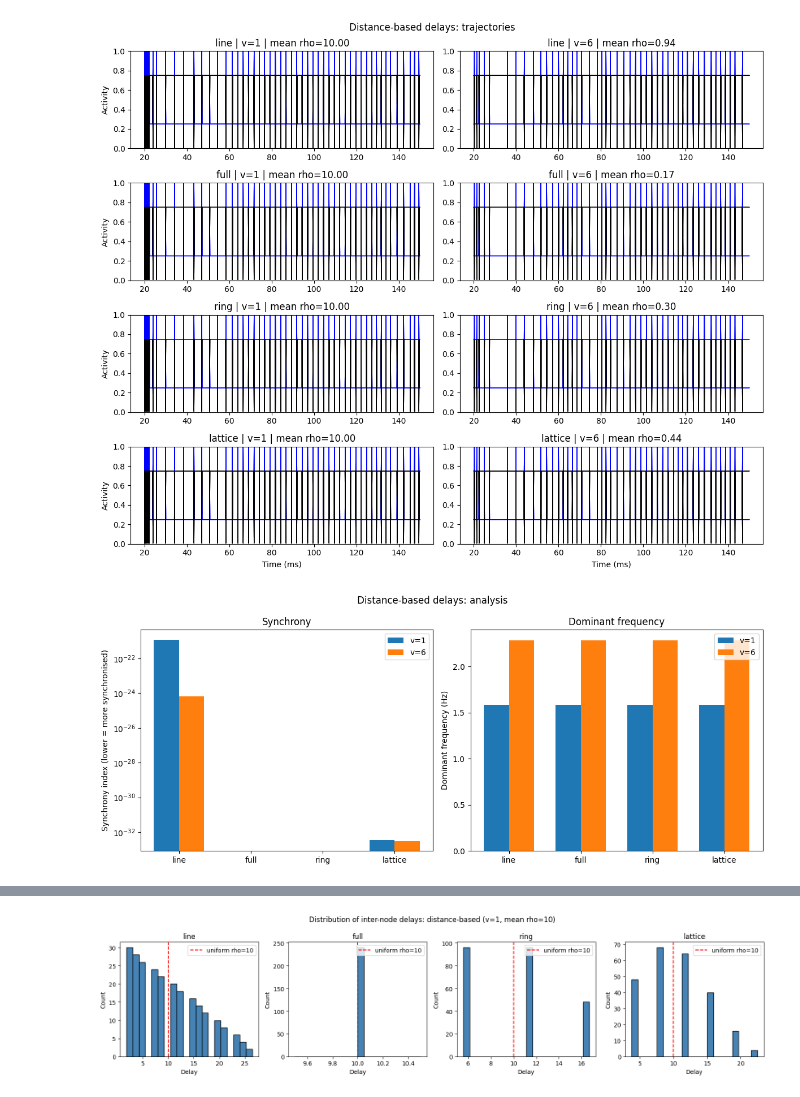
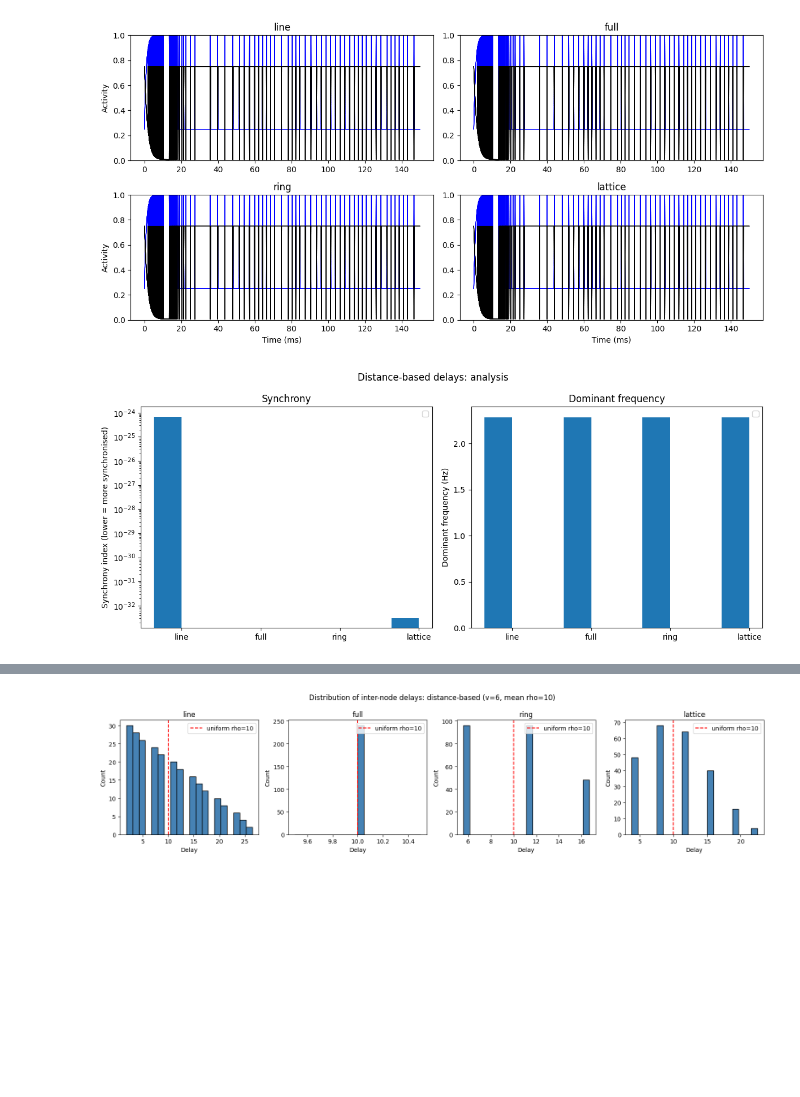
Before and after one commit to lldvdll/WilsonCowanMetapopulations, a Jupyter notebook: experiments/distance_delays.ipynb, the cells around one changed output, grey strips where cells are left out. Cells and saved outputs as stored; diff of their text form; code cells hidden in the pictures; blank space fills up the shorter version.

Commit message:
delays

```diff
--- a/experiments/distance_delays.ipynb
+++ b/experiments/distance_delays.ipynb
@@ -7,10 +7,11 @@ import matplotlib.pyplot as plt
 sys.path.append(os.path.abspath(".."))
 
 from src.metapopulation import Metapopulation
+from src.delays import uniform_delay_matrix, distance_delay_matrix
 
 CONFIG = os.path.join(os.path.dirname(os.path.abspath("__file__")), "distance_delays.yaml")
 TOPOLOGIES = ['line', 'full', 'ring', 'lattice']
-VELOCITIES = [1, 6]
+VELOCITIES = [6]
 # %%
 def run(topology, v):
     model = Metapopulation()
@@ -182,27 +148,27 @@ ld: warning: duplicate -rpath '/Users/kavya/anaconda3/lib' ignored
 # %%
-fig, axes = plt.subplots(len(TOPOLOGIES), len(VELOCITIES), figsize=(12, 10))
-fig.suptitle("Distance-based delays: trajectories")
+fig, axes = plt.subplots(2, 2, figsize=(12, 6))
 
 for i, topology in enumerate(TOPOLOGIES):
-    for j, v in enumerate(VELOCITIES):
-        r = results[(topology, v)]
-        ax = axes[i, j]
-        t = r['time']
-        mask = t >= 20
-        ax.plot(t[mask], r['trajectories'][0][:, mask].T, color='blue', alpha=0.5, linewidth=0.8)
-        ax.plot(t[mask], r['trajectories'][1][:, mask].T, color='black', alpha=0.5, linewidth=0.8)
-        ax.set_title(f"{topology} | v={v} | mean rho={r['mean_delay']:.2f}")
-        ax.set_ylim(0, 1)
-        if i == len(TOPOLOGIES) - 1:
-            ax.set_xlabel("Time (ms)")
-        if j == 0:
-            ax.set_ylabel("Activity")
+    row = i // 2
+    col = i % 2
+    r = results[(topology, 6)]
+    ax = axes[row, col]
+    t = r['time']
+    mask = t >= 0
+    ax.plot(t[mask], r['trajectories'][0][:, mask].T, color='blue', alpha=0.5, linewidth=0.8)
+    ax.plot(t[mask], r['trajectories'][1][:, mask].T, color='black', alpha=0.5, linewidth=0.8)
+    ax.set_title(f"{topology}")
+    ax.set_ylim(0, 1)
+    if row == 1:
+        ax.set_xlabel("Time (ms)")
+    if col == 0:
+        ax.set_ylabel("Activity")
 
 plt.tight_layout()
-plt.savefig("distance_delays_trajectories.png", dpi=150)
+plt.savefig("kavya_figures/distance_delays_trajectories.png", dpi=800)
 plt.show()
 # %% [output]
-[figure, old version]
+[figure, new version]
 # %%
 fig, axes = plt.subplots(1, 2, figsize=(12, 5))
 fig.suptitle("Distance-based delays: analysis")
@@ -210,11 +176,10 @@ fig.suptitle("Distance-based delays: analysis")
 x = np.arange(len(TOPOLOGIES))
 width = 0.35
 
-for k, v in enumerate(VELOCITIES):
-    sync = [results[(t, v)]['synchrony'] for t in TOPOLOGIES]
-    freq = [results[(t, v)]['dom_freq'] for t in TOPOLOGIES]
-    axes[0].bar(x + k*width, sync, width, label=f"v={v}")
-    axes[1].bar(x + k*width, freq, width, label=f"v={v}")
+sync = [results[(t, 6)]['synchrony'] for t in TOPOLOGIES]
+freq = [results[(t, 6)]['dom_freq'] for t in TOPOLOGIES]
+axes[0].bar(x, sync, width)
+axes[1].bar(x, freq, width)
 
 axes[0].set_xticks(x + width/2)
 axes[0].set_xticklabels(TOPOLOGIES)
@@ -230,10 +195,10 @@ axes[1].set_title("Dominant frequency")
 axes[1].legend()
 
 plt.tight_layout()
-plt.savefig("distance_delays_analysis.png", dpi=150)
+plt.savefig("kavya_figures/distance_delays_analysis.png", dpi=800)
 plt.show()
 # %% [output]
-[figure, old version]
+[figure, new version]
 # %%
 print(f"{'Topology':<10} {'v':<5} {'Mean delay':<12} {'Synchrony':<15} {'Dom freq (Hz)':<10}")
 print("-" * 55)
```
Also changed, not shown: parts of 6 cells of this notebook, 32 other files.
